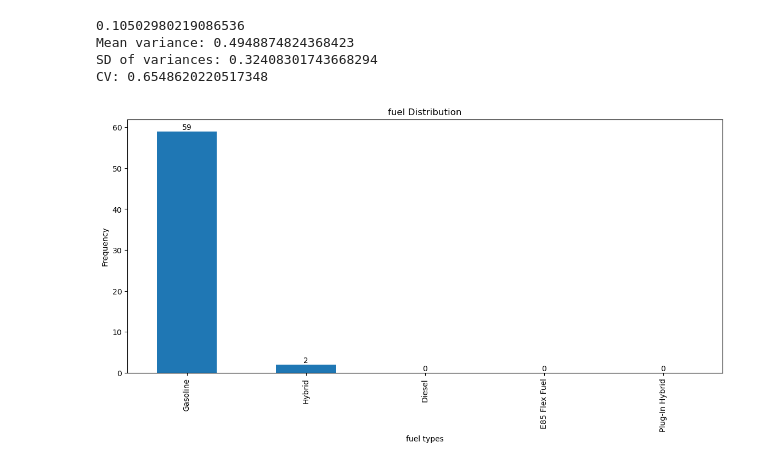
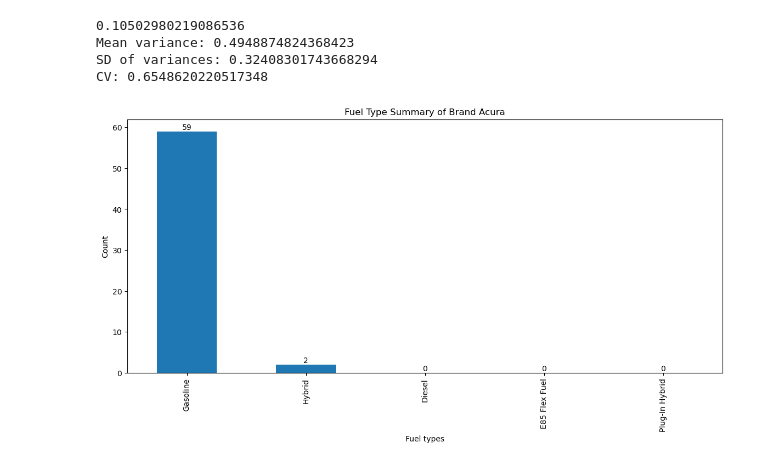
Before and after one commit to JustinTrenchcoat/Bayesian_Stat_2026, a Jupyter notebook: EDA.ipynb, the cells around one changed output. Cells and saved outputs as stored; diff of their text form; code cells hidden in the pictures.

```diff
--- a/EDA.ipynb
+++ b/EDA.ipynb
@@ -193,15 +194,15 @@ CV: 0.6548620220517348
 # %%
 test = df_export[df_export["brand"]=="Acura"]
 plt.figure(figsize=(14,6))
 counts = test["fuel_type"].value_counts()
 
 ax = counts.plot(kind='bar')
 for i, v in enumerate(counts):
     ax.text(i, v, str(v), ha='center', va='bottom')
 
-plt.title('fuel Distribution')
-plt.xlabel('fuel types')
-plt.ylabel('Frequency')
+plt.title('Fuel Type Summary of Brand Acura')
+plt.xlabel('Fuel types')
+plt.ylabel('Count')
 plt.show()
 # %% [output]
-[figure, old version]
+[figure, new version]
```
Also changed, not shown: parts of 2 cells of this notebook.
